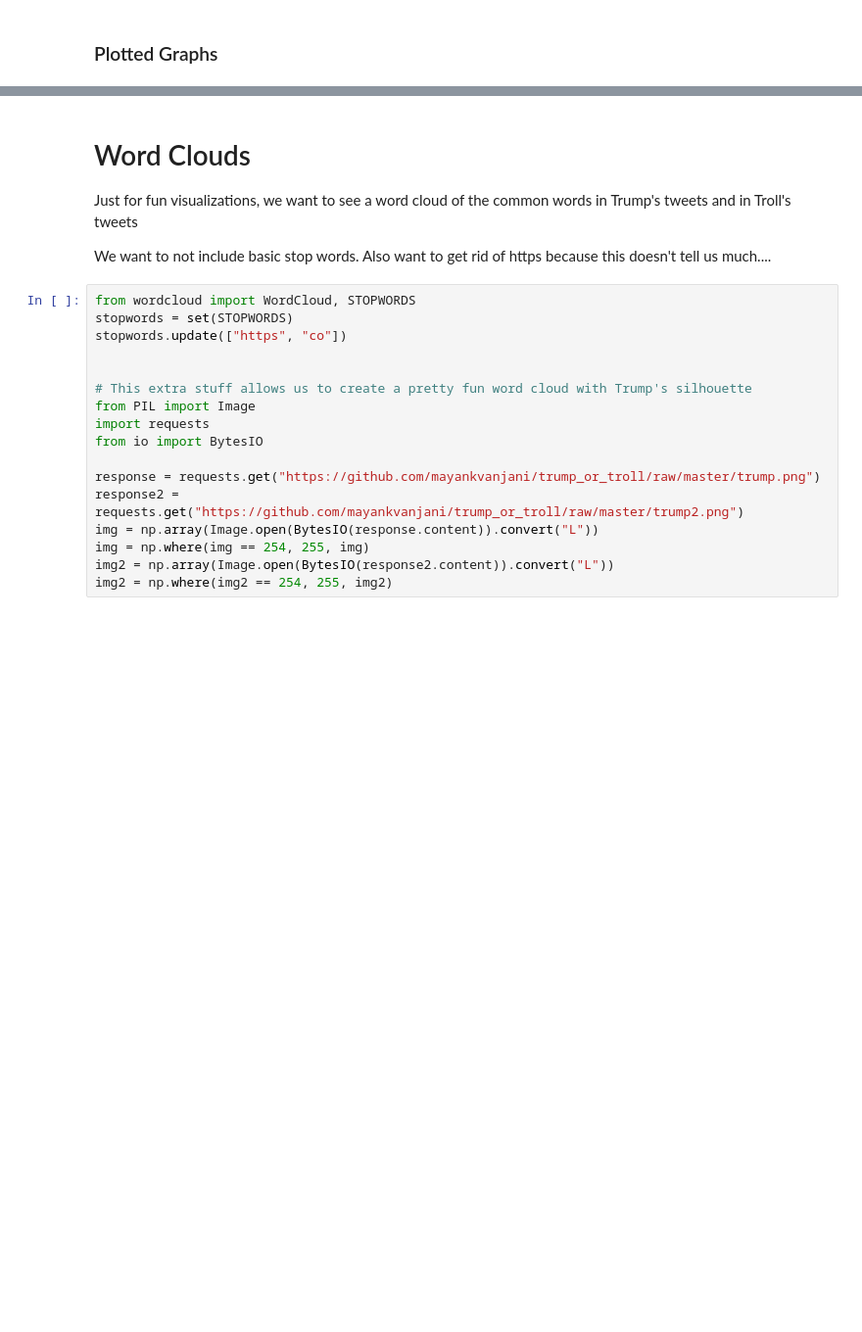
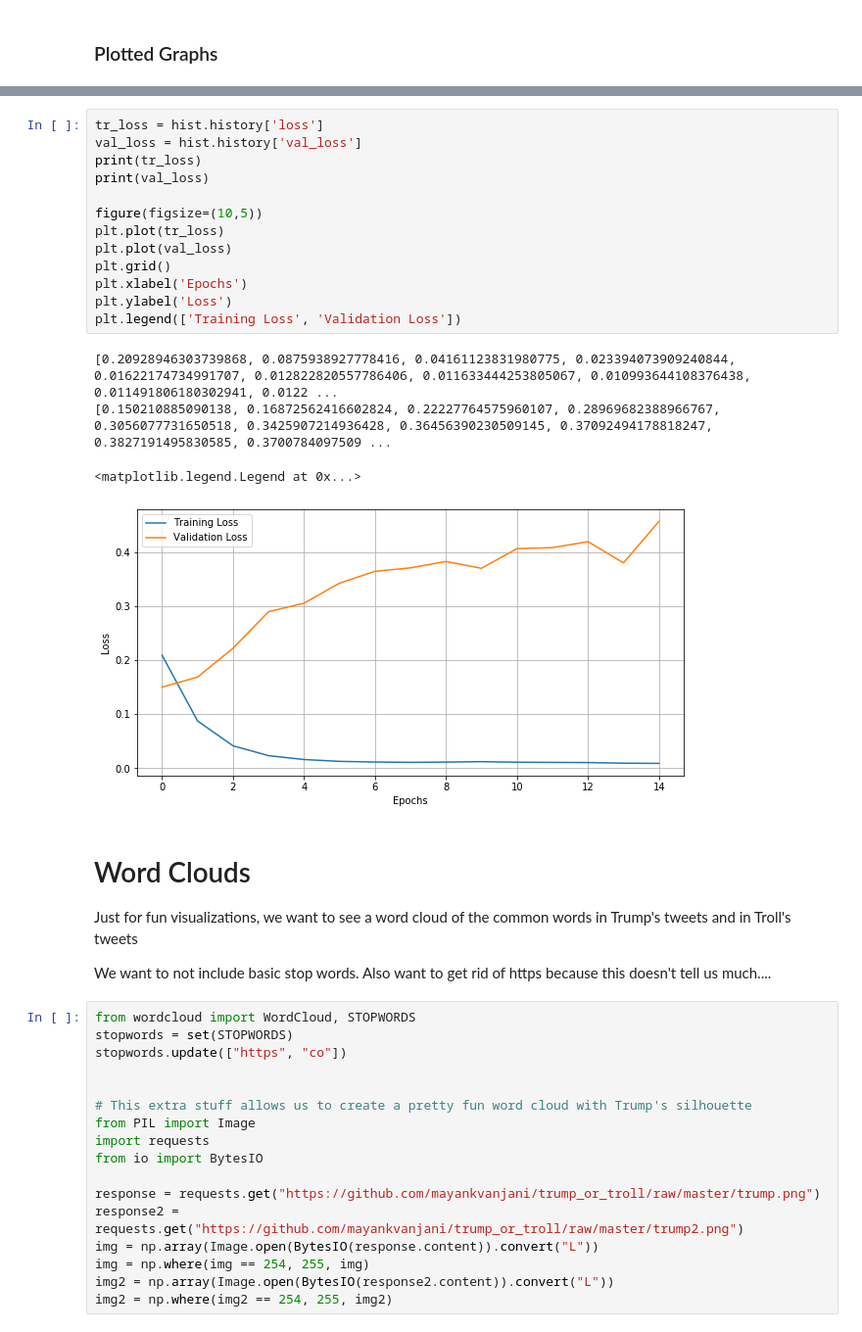
Before and after one commit to mayankvanjani/trump_or_troll, a Jupyter notebook: Trump_or_Troll_G_Collab.ipynb, the cells around one changed output, grey strips where cells are left out. Shown at 98% size. Drawn from its saved outputs; the diff is of its cells as text; blank space fills up the shorter version.

```diff
--- a/Trump_or_Troll_G_Collab.ipynb
+++ b/Trump_or_Troll_G_Collab.ipynb
@@ -267,3 +280,21 @@ plt.legend(['training accuracy', 'validation accuracy'])
+# %%
+tr_loss = hist.history['loss']
+val_loss = hist.history['val_loss']
+print(tr_loss)
+print(val_loss)
+
+figure(figsize=(10,5))
+plt.plot(tr_loss)
+plt.plot(val_loss)
+plt.grid()
+plt.xlabel('Epochs')
+plt.ylabel('Loss')
+plt.legend(['Training Loss', 'Validation Loss'])
+# %% [output]
+[0.20928946303739868, 0.0875938927778416, 0.04161123831980775, 0.023394073909240844, 0.01622174734991707, 0.012822820557786406, 0.011633444253805067, 0.010993644108376438, 0.011491806180302941, 0.0122 ...
+[0.150210885090138, 0.16872562416602824, 0.22227764575960107, 0.28969682388966767, 0.3056077731650518, 0.3425907214936428, 0.36456390230509145, 0.37092494178818247, 0.3827191495830585, 0.3700784097509 ...
+<matplotlib.legend.Legend at 0x...>
+[figure, added]
 # %% [markdown]
 # Word Clouds
 
```
Also changed, not shown: parts of 9 cells of this notebook, 2 other files.
